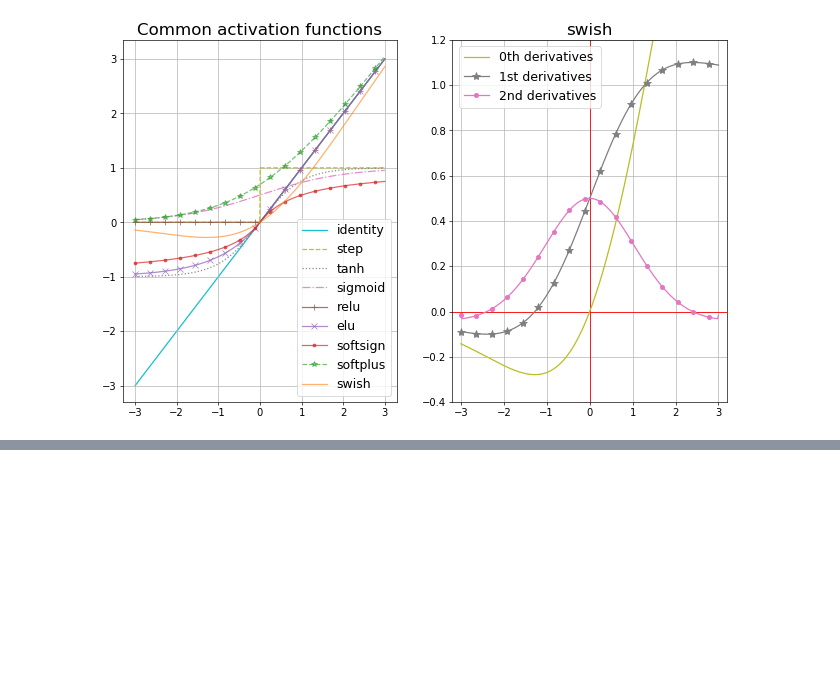
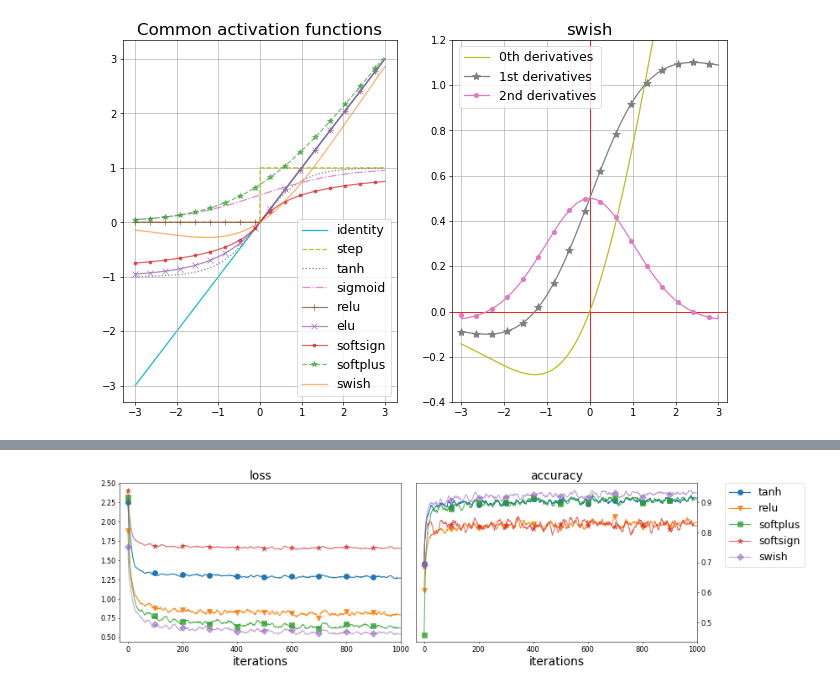
Before and after one commit to oilneck/prml_python, a Jupyter notebook: Notebook/test_Deep_learning.ipynb, the cells around one changed output, grey strips where cells are left out. Cells and saved outputs as stored; diff of their text form; code cells hidden in the pictures; blank space fills up the shorter version.

```diff
--- a/Notebook/test_Deep_learning.ipynb
+++ b/Notebook/test_Deep_learning.ipynb
@@ -661,0 +666,84 @@ plt.show()
+# %%
+import matplotlib.pyplot as plt
+from deepL_module.datasets.mnist import load_mnist
+from deepL_module.nn.multi_layer_nn import Neural_net
+from deepL_module.nn.optimizers import *
+from deepL_module.nn.cost_functions import *
+from deepL_module.base import *
+
+# === loading data ===
+(X_train, train_t), (X_test, test_t) = load_mnist(normalize=True)
+
+train_size = X_train.shape[0]
+batch_size = 256
+max_iter = 1000
+
+
+# === layers ===
+layers = ['tanh', 'relu', 'softplus', 'softsign', 'swish']
+
+
+model = {}
+optimizer = {}
+train_loss = {}
+train_acc = {}
+for key in layers:
+    model[key] = Neural_net(n_input=784,
+                            n_hidden=[100, 100],
+                            n_output=10,
+                            alpha=0.01)
+    model[key].add([key] * 3)
+    model[key].set_loss('categorical_crossentropy')
+    optimizer[key] = Adam(lr = 0.01)
+    train_loss[key] = []
+    train_acc[key] = []
+
+
+'''=== learning ==='''
+for i in range(max_iter):
+    batch_mask = np.random.choice(train_size, batch_size)
+    x_batch = X_train[batch_mask]
+    t_batch = to_categorical(train_t[batch_mask], cls_num=10)
+
+    for key in layers:
+        grads = model[key].gradient(x_batch, t_batch)
+        optimizer[key].update(model[key].params, grads)
+
+        # get loss data
+        loss = model[key].loss(x_batch, t_batch)
+        train_loss[key].append(loss)
+
+        # get accuracy data
+        acc = model[key].accuracy(x_batch, t_batch)
+        train_acc[key].append(acc)
+
+
+# plot accuracy data
+fig = plt.figure(figsize=(17,5), dpi=50)
+ax1 = fig.add_subplot(121)
+ax2 = fig.add_subplot(122)
+markers = ["o", "v", "s", "*", "D"]
+
+x = np.arange(max_iter)
+for n,key in enumerate(layers):
+    ax1.plot(x, smooth_filt(train_loss[key]), marker=markers[n],
+            markersize=9, markevery=100, label=key, zorder=n, alpha=1 - 0.1 * n)
+    ax1.set_xticks(np.arange(0,max_iter+1,200))
+    ax1.set_xlabel("iterations", fontsize=20)
+    ax1.set_title("loss", fontsize=20)
+    ax1.set_xlim(-30, max_iter)
+    ax1.tick_params(labelsize=12)
+
+    ax2.plot(x, smooth_filt(train_acc[key]), marker=markers[n],
+            markersize=9, markevery=100, label=key, zorder=n, alpha=1 - 0.1 * n)
+    ax2.set_xlabel("iterations", fontsize=20)
+    ax2.set_title("accuracy", fontsize=20)
+    ax2.set_xlim(-30, max_iter)
+    ax2.tick_params(labelsize=12)
+    ax2.yaxis.tick_right()
+
+plt.legend(bbox_to_anchor=(1.1, 1), loc='upper left', borderaxespad=0, fontsize=18)
+plt.tight_layout()
+plt.show()
+# %% [output]
+[figure, added]
```
Also changed, not shown: parts of 15 cells of this notebook.
